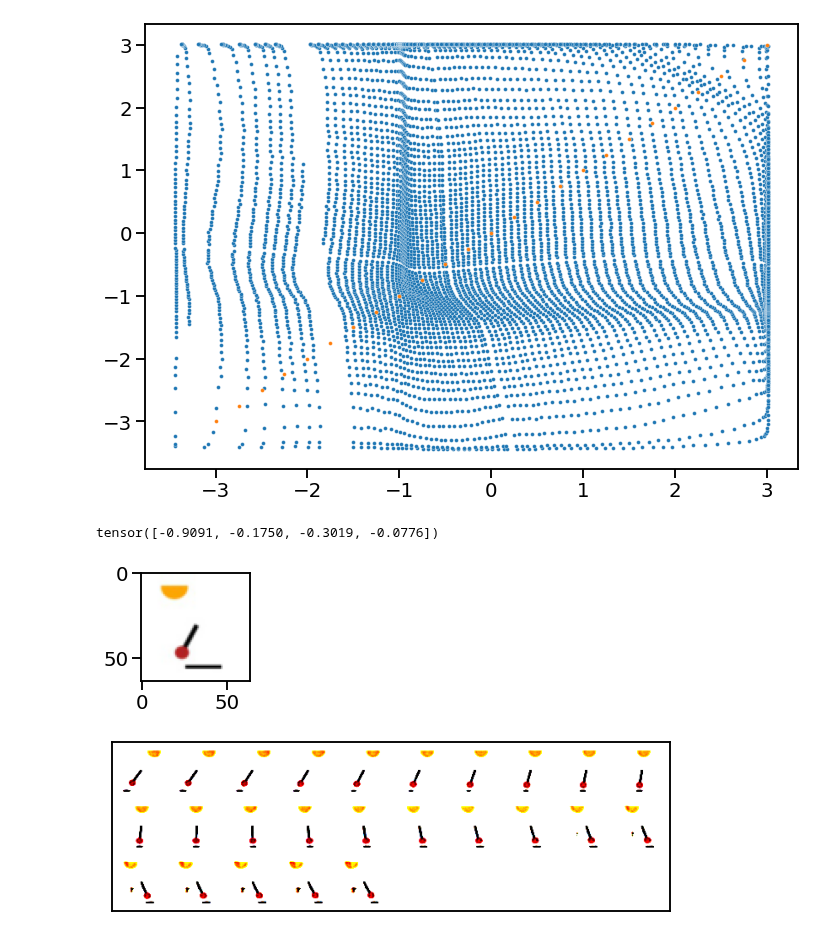
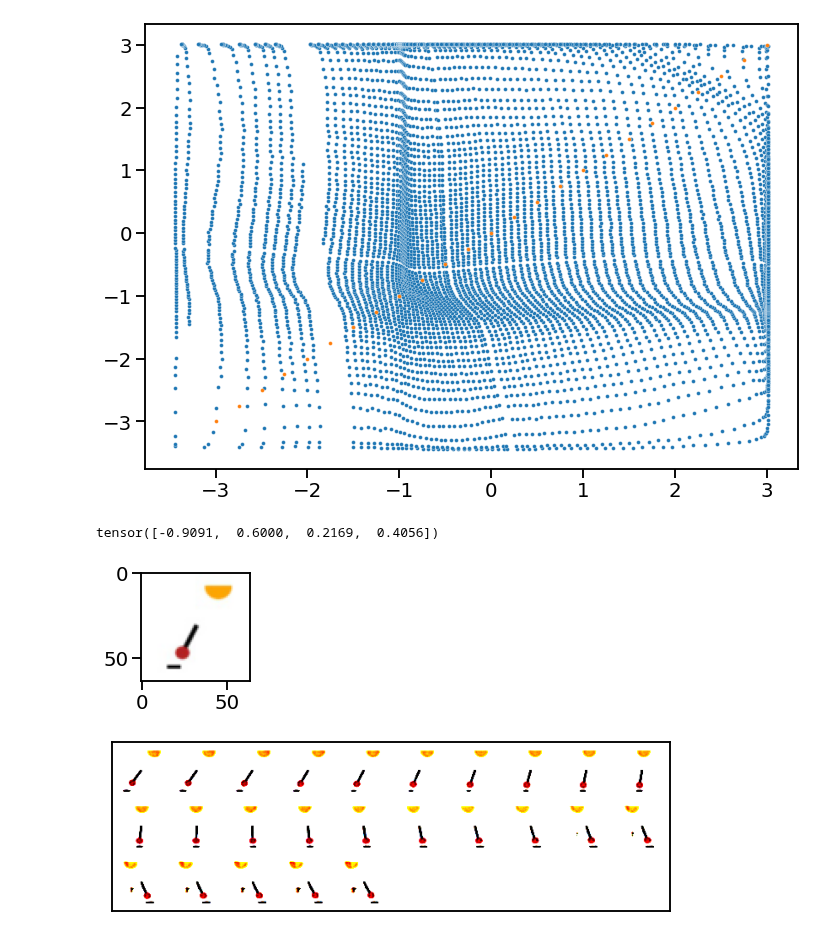
Before and after one commit to muhammadyaseen/vae-disentanglement, a Jupyter notebook: notebooks/Pendulum GNN Exploration.ipynb, the cells around one changed output. Saved outputs shown, nothing was run; the diff lists cells and outputs as text; code cells hidden in the pictures.

```diff
--- a/notebooks/Pendulum GNN Exploration.ipynb
+++ b/notebooks/Pendulum GNN Exploration.ipynb
@@ -164,14 +165,14 @@ sns.scatterplot(
 # %%
 # get any one image
 imgs, labels = next(sample_loader.__iter__())
-print(labels[33])
-anchor_image = imgs[33]
+print(labels[63])
+anchor_image = imgs[63]
 fig, ax = plt.subplots(figsize=(2,2))
 ax.imshow(anchor_image.permute(1,2,0), cmap='gray')
 anchor_image = anchor_image.unsqueeze(0).to(current_device)
 # %% [output]
-tensor([-0.9091, -0.1750, -0.3019, -0.0776])
+tensor([-0.9091,  0.6000,  0.2169,  0.4056])
-[figure, old version]
+[figure, new version]
 # %%
 csvaegnn_show_traversal_images(vae_model, anchor_image, 3, 0.25, current_device=current_device,
                                     dim_to_explore=0, mode='relative',
```
Also changed, not shown: parts of 4 cells of this notebook, 3 other files.
